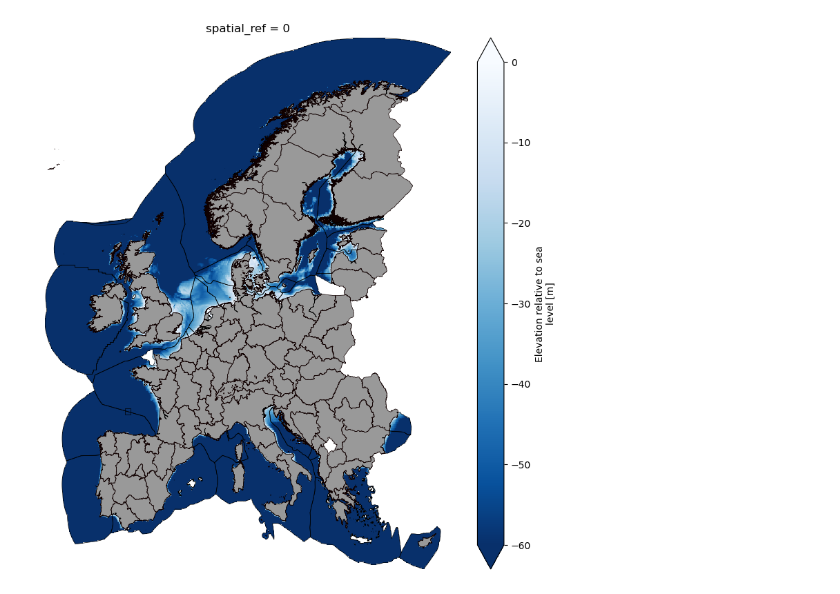
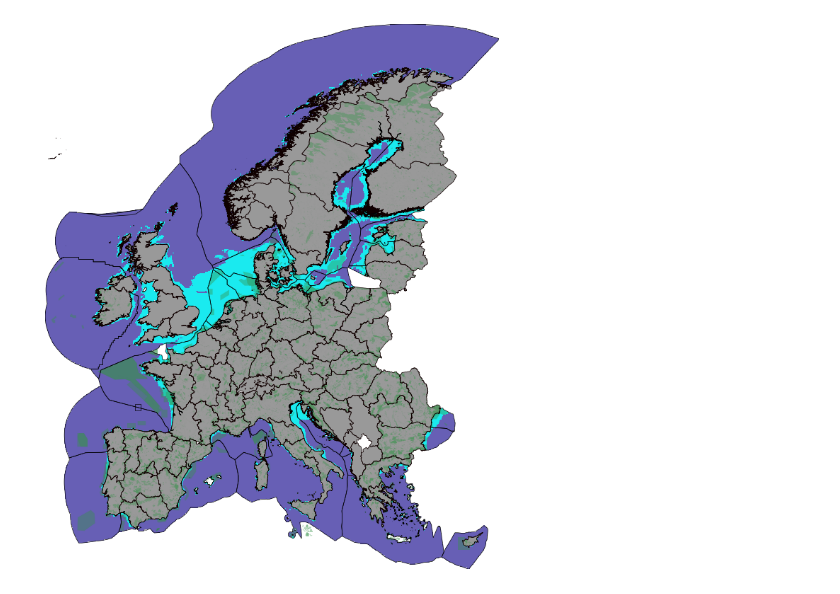
Before and after one commit to jnnr/jw4a-d2.1, a Jupyter notebook: notebooks/plot_maps.ipynb, the cells around one changed output. Saved outputs shown, nothing was run; the diff lists cells and outputs as text; code cells hidden in the pictures.

```diff
--- a/notebooks/plot_maps.ipynb
+++ b/notebooks/plot_maps.ipynb
@@ -22,9 +24,11 @@ import rioxarray as rxr
 # %%
-path_water_depth = "../data/potentials_offshore/gebco_2023_sub_ice_topo/GEBCO_2023_sub_ice_topo.nc"
 path_boundaries_eez = "../build/shapes/eez.geojson"
 path_boundaries_onshore = "../data/europe-98-zones.geojson/europe-98-zones.geojson"
-path_areas_onshore = ""
+
+path_water_depth = "../data/potentials_offshore/gebco_2023_sub_ice_topo/GEBCO_2023_sub_ice_topo.nc"
+path_natura2000 = "../data/potentials_offshore/natura2000_areas/eea_v_3035_100_k_natura2000_p_2021_v12_r01/SHP/Natura2000_end2021_rev1_epsg3035.shp"
+path_availability_onshore = "tbd"
 # %%
-
 boundaries_eez = gpd.read_file(path_boundaries_eez)
 boundaries_onshore = gpd.read_file(path_boundaries_onshore)
+natura2000 = gpd.read_file(path_natura2000)
@@ -31,5 +37,16 @@ boundaries_onshore = gpd.read_file(path_boundaries_onshore)
 # %%
-water_depth = xr.open_dataset(path_water_depth)
 water_depth = water_depth.coarsen(dim={"lat": 20, "lon": 20}, boundary="trim").mean()
 water_depth = water_depth.rio.write_crs("epsg:4326")
-water_depth = water_depth.rio.clip(boundaries_eez.geometry)
+water_depth = water_depth.rio.clip(boundaries_eez.geometry).drop("spatial_ref")
+# %%
+threshold = -60
+water_shallow = ((water_depth.elevation < 0) & (water_depth.elevation > threshold)).astype(int)
+water_deep = ((water_depth.elevation < 0) & (water_depth.elevation < threshold)).astype(int)
+
+from matplotlib.colors import ListedColormap
+colors1 = [(0, 0, 0, 0), "#1aeaef"]
+cmap1 = ListedColormap(colors1)
+colors2 = [(0, 0, 0, 0), "#675fb5"]
+cmap2 = ListedColormap(colors2)
+colors3 = [(0, 0, 0, 0), "#100000"]
+cmap3 = ListedColormap(colors3)
@@ -36,13 +55,17 @@ water_depth = water_depth.rio.clip(boundaries_eez.geometry)
 # %%
 # TODO: Crete and Kosovo are missing and some region in front of the coast of Normandy
+# TODO show natura exclusion
+# TODO show onshore potentials on NUTS3 resolution
+fig, ax = plt.subplots(figsize=(15, 10))
 
-fig, ax = plt.subplots(figsize=(10, 10))
+water_shallow.plot(ax=ax, cmap=cmap1, add_colorbar=False)
+water_deep.plot(ax=ax, cmap=cmap2, add_colorbar=False)
 boundaries_eez.geometry.boundary.plot(ax=ax, linewidth=0.5, color='#000000')
 boundaries_onshore.geometry.boundary.plot(ax=ax, linewidth=0.5, color='#100000')
 boundaries_onshore.geometry.plot(ax=ax, color='#000000', alpha=0.4)
-water_depth.elevation.plot(ax=ax, vmin=-60, vmax=0, cmap="Blues_r")
+natura2000.geometry.to_crs("epsg:4326").plot(ax=ax, color='#369249', alpha=0.4)
+
 ax.set_axis_off()
-# ax.legend()
 plt.show()
 # %% [output]
-[figure, old version]
+[figure, new version]
```
Also changed, not shown: parts of 15 cells of this notebook, 10 other files.
